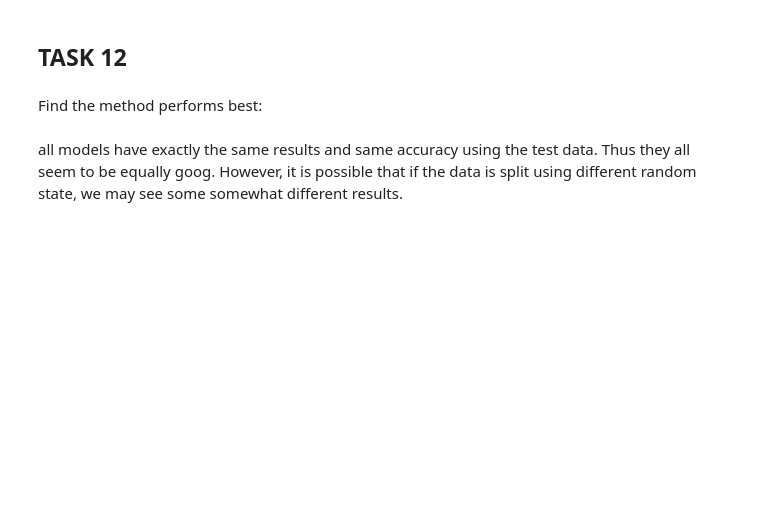
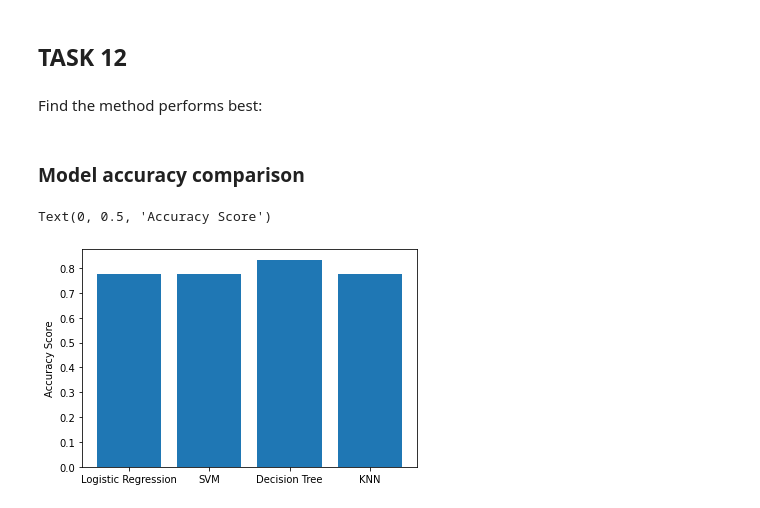
Before and after one commit to shahstewart/IBM-DS-Capstone, a Jupyter notebook: 08predictiveAnalysisWithML.ipynb, the cells around one changed output. Saved outputs shown, nothing was run; the diff lists cells and outputs as text; code cells hidden in the pictures; blank space fills up the shorter version.

Commit message:
- clean up 01spacexDataCollectionAPI.ipynb - added models x accuracy plot to 08predictiveAnalysisWithML.ipynb

```diff
--- a/08predictiveAnalysisWithML.ipynb
+++ b/08predictiveAnalysisWithML.ipynb
@@ -281,5 +281,15 @@ plot_confusion_matrix(Y_test,yhat)
 ## TASK  12
 # %% [markdown]
 Find the method performs best:
-# %% [markdown]
-all models have exactly the same results and same accuracy using the test data. Thus they all seem to be equally goog. However, it is possible that if the data is split using different random state, we may see some somewhat different results.
+# %% [markdown]
+### Model accuracy comparison
+# %%
+models = ['Logistic Regression', 'SVM', 'Decision Tree', 'KNN']
+accuracies = [logreg_cv.score(X_test, Y_test), svm_cv.score(X_test, Y_test),
+             tree_cv.score(X_test, Y_test), knn_cv.score(X_test, Y_test)]
+
+plt.bar(models, accuracies)
+plt.ylabel('Accuracy Score')
+# %% [output]
+Text(0, 0.5, 'Accuracy Score')
+[figure, added]
```
Also changed, not shown: parts of 16 cells of this notebook, 1 other file.
